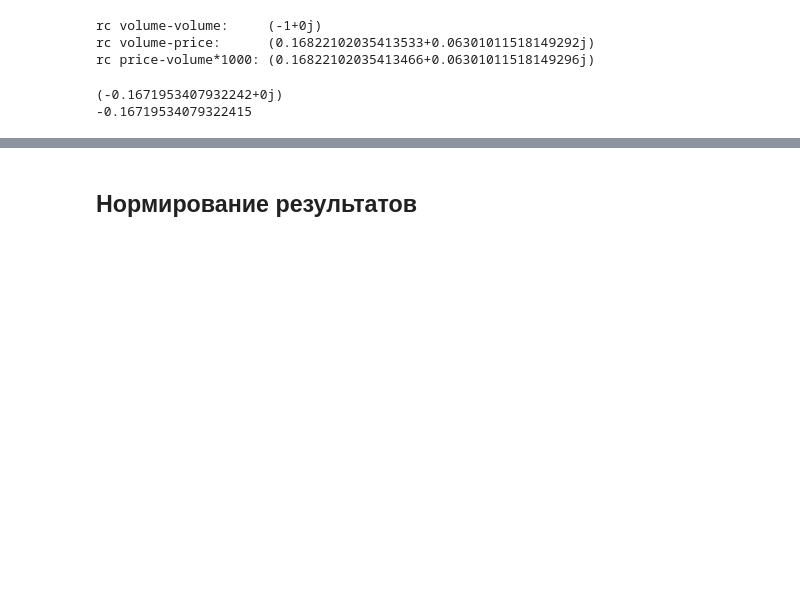
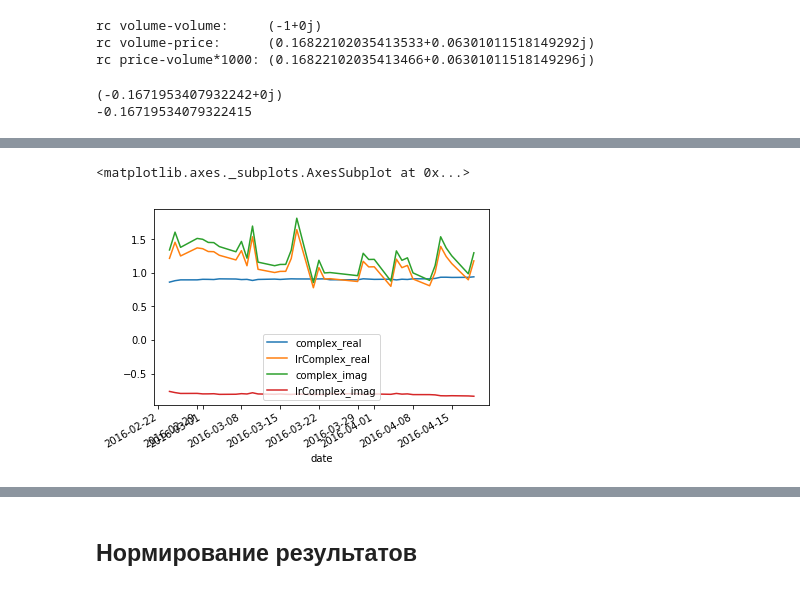
Before and after one commit to baryev/autoregressive-model, a Jupyter notebook: sentimentsAnalysis.ipynb, the cells around one changed output, grey strips where cells are left out. Drawn from its saved outputs; the diff is of its cells as text; code cells hidden in the pictures; blank space fills up the shorter version.

```diff
--- a/sentimentsAnalysis.ipynb
+++ b/sentimentsAnalysis.ipynb
@@ -203,0 +208,30 @@ rcdf['rc'].apply(lambda x: x.real).plot()
+# %%
+def linregb(y, x):
+    #Центрирование
+    yr = y.real - y.real.mean()
+    yi = y.imag - y.imag.mean()
+    xr = x.real - x.real.mean()
+    xi = x.imag - x.imag.mean()
+
+#     print(y.real.mean())
+#     print(y.imag.mean())
+#     print(x.real.mean())
+#     print(x.imag.mean())
+
+    b = (
+        ((yr + 1j*yi)*(xr + 1j*xi)).sum()
+        /
+        ((xr + 1j*xi)**2).sum()
+    )
+
+    return b
+# %%
+lrdf = allRes[['date', 'sentimentCoef', 'complex']]
+
+#b0 + ib1, где x = 'sentimentCoef', y = 'complex'
+b = linregb(allRes['complex'], allRes['sentimentCoef'])
+print('b = ', b)
+
+lrdf = lrdf.copy(deep = True)
+lrdf['lrComplex'] = lrdf['complex'] * b
+lrdf.head(5)
@@ -203,0 +246,9 @@ rcdf['rc'].apply(lambda x: x.real).plot()
+# %%
+lrdf['complex_real'] = lrdf['complex'].apply(lambda x: x.real)
+lrdf['lrComplex_real'] = lrdf['lrComplex'].apply(lambda x: x.real)
+lrdf['complex_imag'] = lrdf['complex'].apply(lambda x: x.imag)
+lrdf['lrComplex_imag'] = lrdf['lrComplex'].apply(lambda x: x.imag)
+lrdf[['date', 'complex_real', 'lrComplex_real', 'complex_imag', 'lrComplex_imag']].plot(x = 'date')
+# %% [output]
+<matplotlib.axes._subplots.AxesSubplot at 0x...>
+[figure, added]
```
Also changed, not shown: parts of 9 cells of this notebook.
